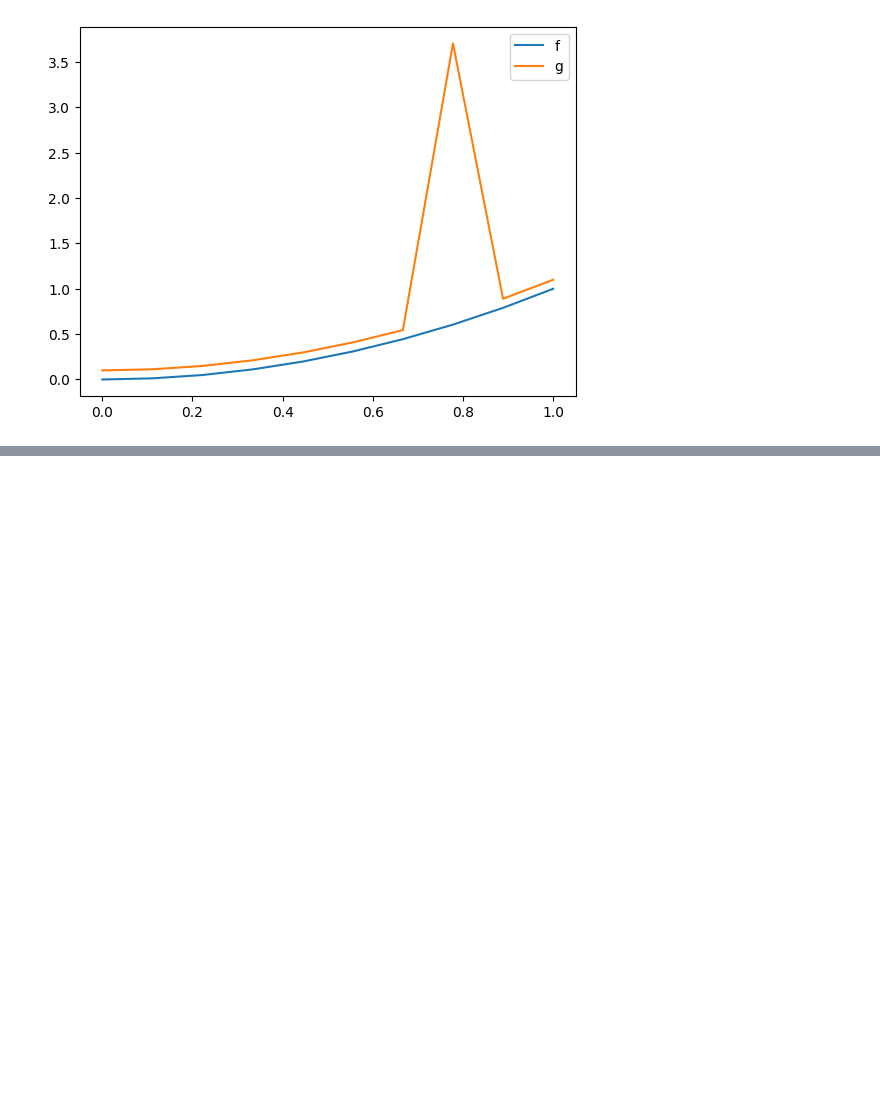
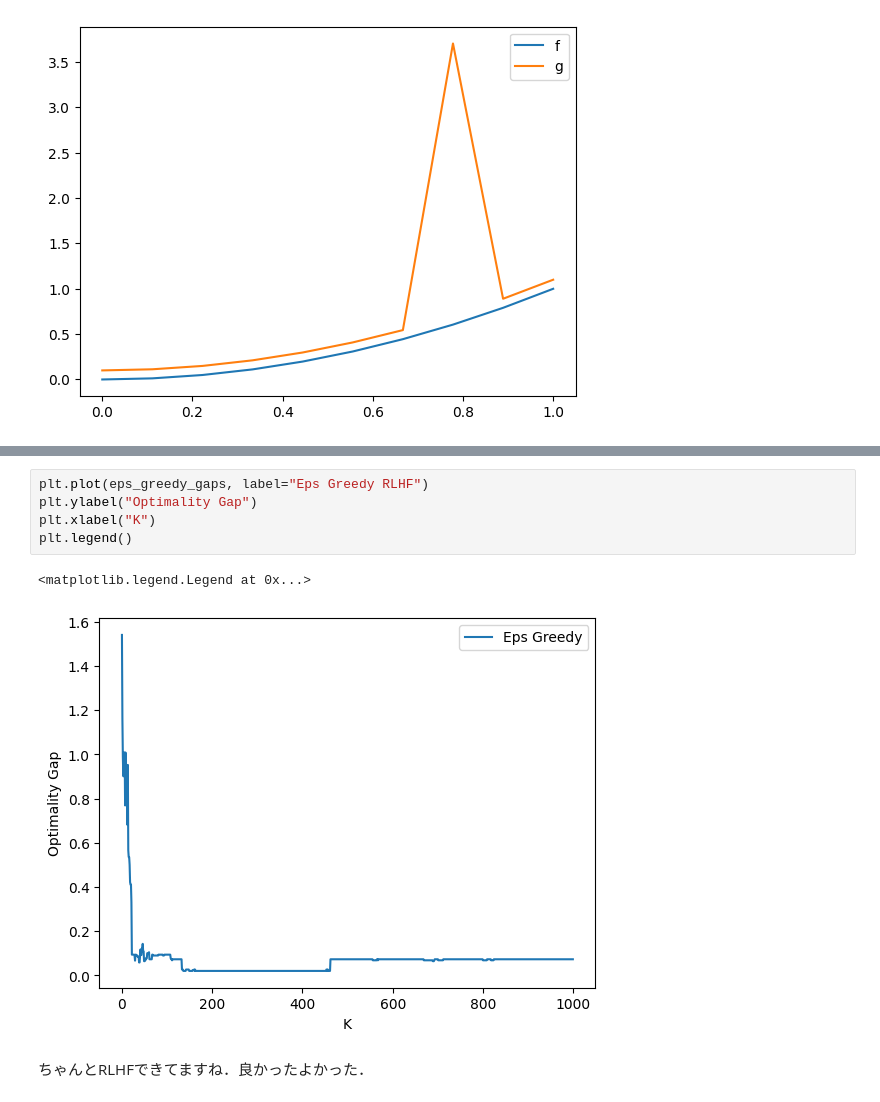
Before and after one commit to syuntoku14/Shumi-Note, a Jupyter notebook: notebooks/RL_RLHF.ipynb, the cells around one changed output, grey strips where cells are left out. Cells and saved outputs as stored; diff of their text form; blank space fills up the shorter version.

Commit message:
Update: RLHF theory

```diff
--- a/notebooks/RL_RLHF.ipynb
+++ b/notebooks/RL_RLHF.ipynb
@@ -72,0 +534,10 @@ $\mathcal{F} \subseteq(\mathcal{X} \rightarrow \mathbb{R})$
+# %%
+plt.plot(eps_greedy_gaps, label="Eps Greedy RLHF")
+plt.ylabel("Optimality Gap")
+plt.xlabel("K")
+plt.legend()
+# %% [output]
+<matplotlib.legend.Legend at 0x...>
+[figure, added]
+# %% [markdown]
+ちゃんとRLHFできてますね．良かったよかった．
```
Also changed, not shown: parts of 8 cells of this notebook, 3 other files.
